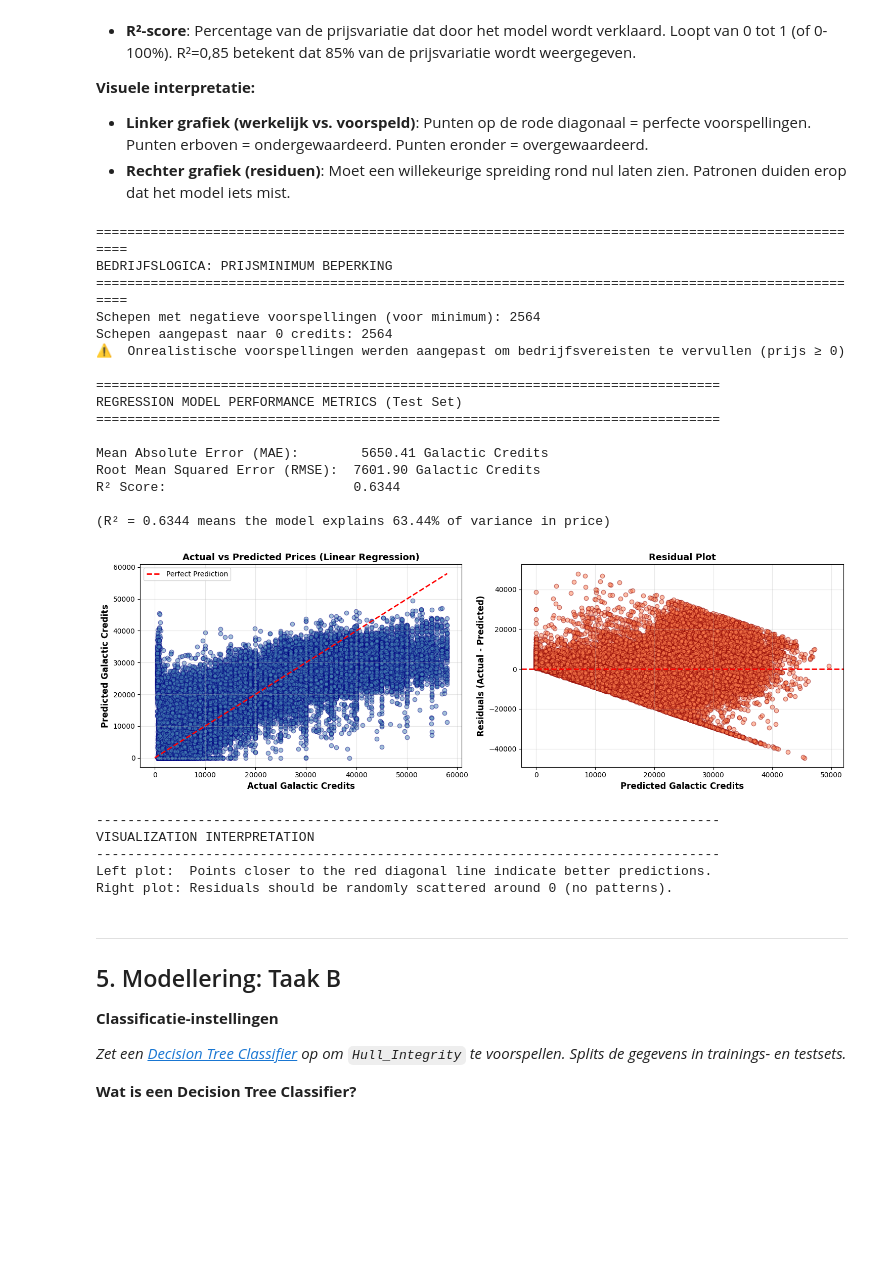
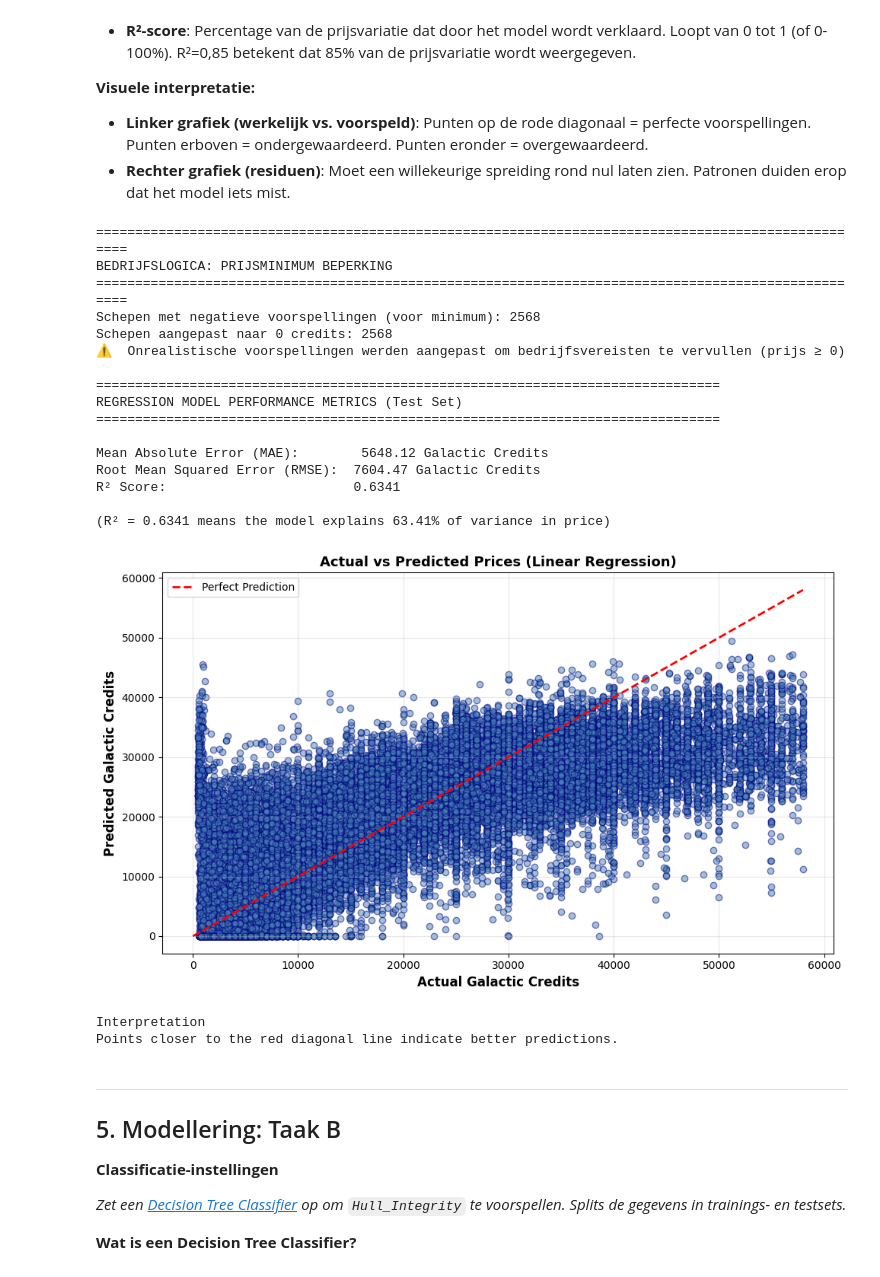
Before and after one commit to SidneyFel/The-Secret-Weapons, a Jupyter notebook: assignment_template_it3.ipynb, the cells around one changed output. Saved outputs shown, nothing was run; the diff lists cells and outputs as text; code cells hidden in the pictures; blank space fills up the shorter version.

Commit message:
Fixed linear regression and plots in it3

```diff
--- a/assignment_template_it3.ipynb
+++ b/assignment_template_it3.ipynb
@@ -31,16 +31,13 @@ from sklearn.metrics import (mean_absolute_error, mean_squared_error,
 # %% [markdown]
 **Load & Merge dataset(s)**
 # %%
-
-df_iter1 = pd.read_csv('data/ships_inventory_iter1_clean.csv')
 df_iter2 = pd.read_csv('data/ships_inspections_iter2_clean.csv')
 df_iter3 = pd.read_csv('data/ship_performance_logs_iter3.csv')
 
 # Merge the datasets on Ship_ID
-df_merged = df_iter1.merge(df_iter2, on='Ship_ID', how='outer').merge(df_iter3, on='Ship_ID', how='outer')
+df_merged = df_iter2.merge(df_iter3, on='Ship_ID', how='outer')
 
-print(f"Iteration 1 dataset shape: {df_iter1.shape}")
-print(f"Iteration 2 dataset shape: {df_iter2.shape}")
+print(f"Iteration 1 & 2 dataset shape: {df_iter2.shape}")
 print(f"Iteration 3 dataset shape: {df_iter3.shape}")
 print(f"Merged dataset shape: {df_merged.shape}")
 print(f"\nMerged dataset columns:\n{df_merged.columns.tolist()}")
@@ -497,69 +493,52 @@ rmse = np.sqrt(mean_squared_error(y_test_reg, y_pred_reg))
 r2 = r2_score(y_test_reg, y_pred_reg)
 
 print("\n" + "="*80)
 print("REGRESSION MODEL PERFORMANCE METRICS (Test Set)")
 print("="*80)
 print(f"\nMean Absolute Error (MAE):        {mae:.2f} Galactic Credits")
 print(f"Root Mean Squared Error (RMSE):  {rmse:.2f} Galactic Credits")
 print(f"R² Score:                        {r2:.4f}")
 print(f"\n(R² = {r2:.4f} means the model explains {r2*100:.2f}% of variance in price)")
 
 # Create visualization: Actual vs Predicted prices
-fig, axes = plt.subplots(1, 2, figsize=(15, 5))
+fig, ax = plt.subplots(figsize=(10, 6))
 
 # Scatter plot: Actual vs Predicted
-ax1 = axes[0]
-ax1.scatter(y_test_reg, y_pred_reg, alpha=0.5, color='steelblue', edgecolor='navy')
+ax.scatter(y_test_reg, y_pred_reg, alpha=0.5, color='steelblue', edgecolor='navy')
 min_val = min(y_test_reg.min(), y_pred_reg.min())
 max_val = max(y_test_reg.max(), y_pred_reg.max())
-ax1.plot([min_val, max_val], [min_val, max_val], 'r--', lw=2, label='Perfect Prediction')
-ax1.set_xlabel('Actual Galactic Credits', fontsize=12, fontweight='bold')
-ax1.set_ylabel('Predicted Galactic Credits', fontsize=12, fontweight='bold')
-ax1.set_title('Actual vs Predicted Prices (Linear Regression)', fontsize=13, fontweight='bold')
-ax1.legend()
-ax1.grid(alpha=0.3)
-
-# Residuals plot
-ax2 = axes[1]
-residuals = y_test_reg - y_pred_reg
-ax2.scatter(y_pred_reg, residuals, alpha=0.5, color='coral', edgecolor='darkred')
-ax2.axhline(y=0, color='r', linestyle='--', lw=2)
-ax2.set_xlabel('Predicted Galactic Credits', fontsize=12, fontweight='bold')
-ax2.set_ylabel('Residuals (Actual - Predicted)', fontsize=12, fontweight='bold')
-ax2.set_title('Residual Plot', fontsize=13, fontweight='bold')
-ax2.grid(alpha=0.3)
+ax.plot([min_val, max_val], [min_val, max_val], 'r--', lw=2, label='Perfect Prediction')
+ax.set_xlabel('Actual Galactic Credits', fontsize=12, fontweight='bold')
+ax.set_ylabel('Predicted Galactic Credits', fontsize=12, fontweight='bold')
+ax.set_title('Actual vs Predicted Prices (Linear Regression)', fontsize=13, fontweight='bold')
+ax.legend()
+ax.grid(alpha=0.3)
 
 plt.tight_layout()
 plt.show()
 
-print("\n" + "-"*80)
-print("VISUALIZATION INTERPRETATION")
-print("-"*80)
-print("Left plot:  Points closer to the red diagonal line indicate better predictions.")
-print("Right plot: Residuals should be randomly scattered around 0 (no patterns).")
+print("\nInterpretation")
+print("Points closer to the red diagonal line indicate better predictions.")
 # %% [output]
 ====================================================================================================
 BEDRIJFSLOGICA: PRIJSMINIMUM BEPERKING
 ====================================================================================================
-Schepen met negatieve voorspellingen (voor minimum): 2564
-Schepen aangepast naar 0 credits: 2564
+Schepen met negatieve voorspellingen (voor minimum): 2568
+Schepen aangepast naar 0 credits: 2568
 ⚠️  Onrealistische voorspellingen werden aangepast om bedrijfsvereisten te vervullen (prijs ≥ 0)
 
 ================================================================================
 REGRESSION MODEL PERFORMANCE METRICS (Test Set)
 ================================================================================
 
-Mean Absolute Error (MAE):        5650.41 Galactic Credits
-Root Mean Squared Error (RMSE):  7601.90 Galactic Credits
-R² Score:                        0.6344
+Mean Absolute Error (MAE):        5648.12 Galactic Credits
+Root Mean Squared Error (RMSE):  7604.47 Galactic Credits
+R² Score:                        0.6341
 
-(R² = 0.6344 means the model explains 63.44% of variance in price)
+(R² = 0.6341 means the model explains 63.41% of variance in price)
-[figure, old version]
+[figure, new version]
---------------------------------------------------------------------------------
-VISUALIZATION INTERPRETATION
---------------------------------------------------------------------------------
-Left plot:  Points closer to the red diagonal line indicate better predictions.
-Right plot: Residuals should be randomly scattered around 0 (no patterns).
+Interpretation
+Points closer to the red diagonal line indicate better predictions.
 # %% [markdown]
 ---
 
```
Also changed, not shown: parts of 8 cells of this notebook, 1 other file.
